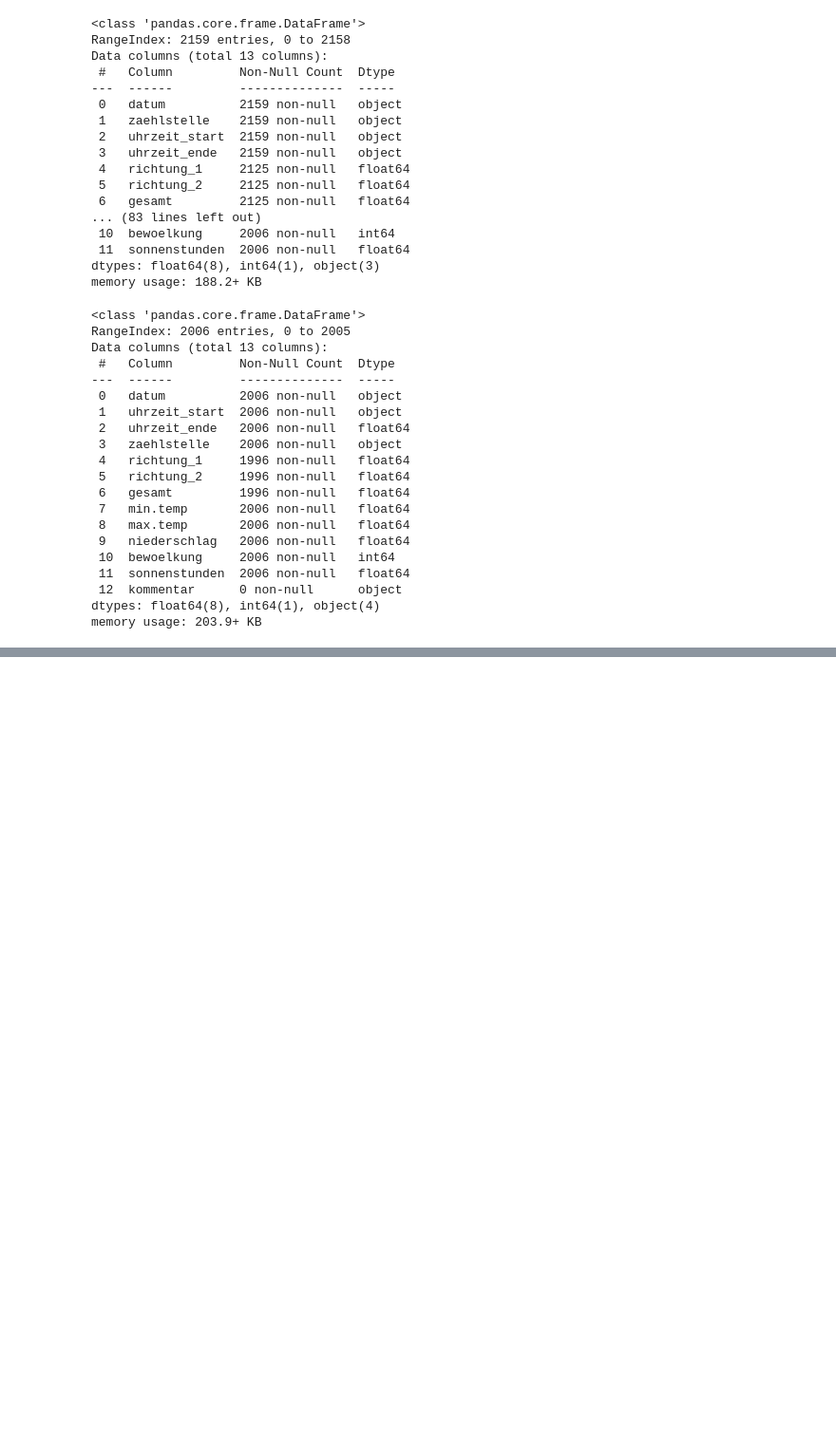
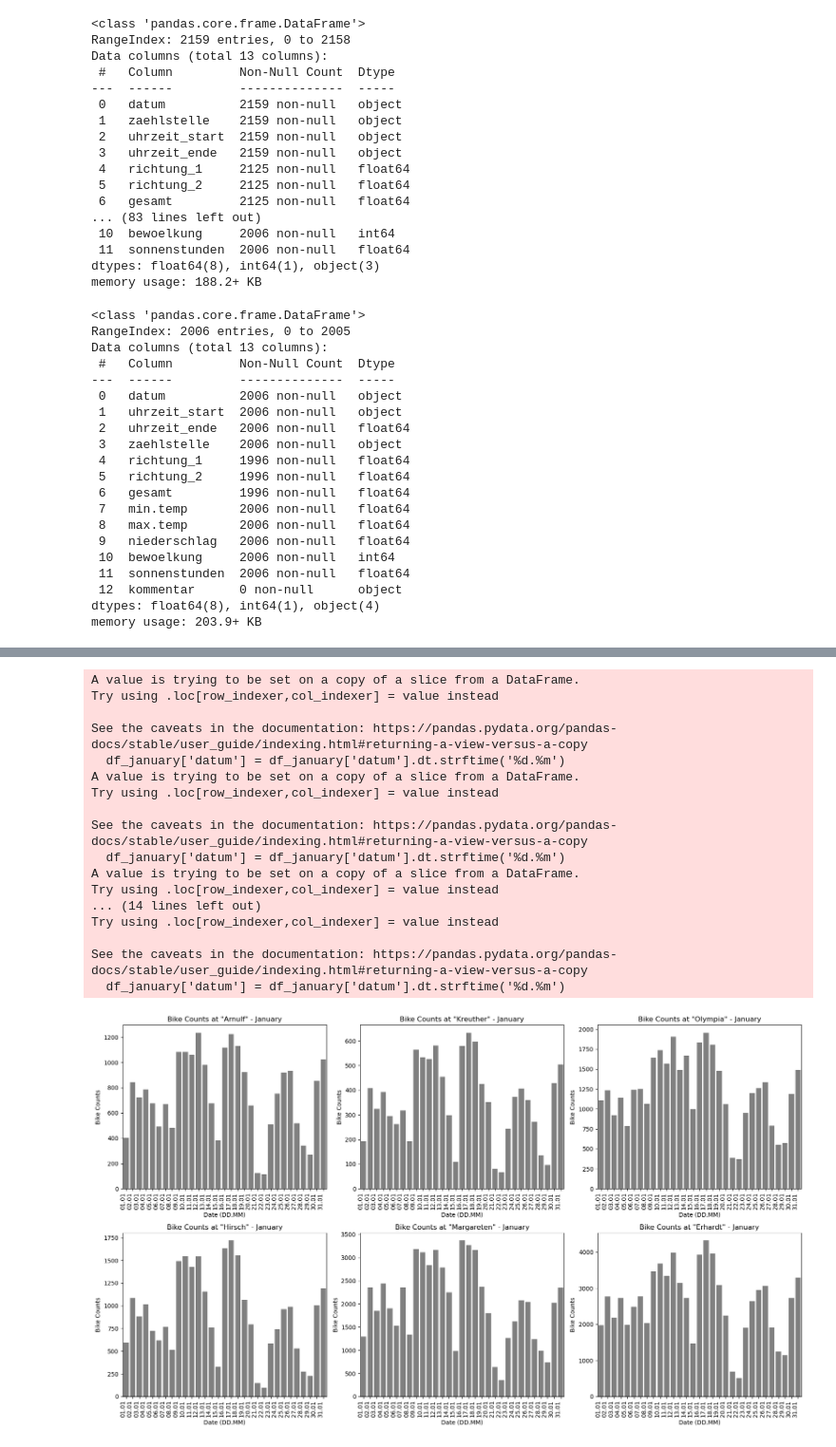
Before and after one commit to caropaezBSH/CaroPeThesis, a Jupyter notebook: PreProcessing_Notebook.ipynb, the cells around one changed output, grey strips where cells are left out. Shown at 95% size. Cells and saved outputs as stored; diff of their text form; code cells hidden in the pictures; blank space fills up the shorter version.

```diff
--- a/PreProcessing_Notebook.ipynb
+++ b/PreProcessing_Notebook.ipynb
@@ -102,0 +233,61 @@ df_muc_2023.to_csv('munich2023.csv', index=False)
+# %%
+# Assuming df_muc_2023 is your DataFrame containing the data for Munich in 2023
+# Assuming num_locations contains the number of unique locations
+# Assuming unique_locations contains the list of unique locations
+
+# Create a figure and six subplots
+fig, axs = plt.subplots(2, 3, figsize=(17, 10))
+
+# Flatten the axs array for easier iteration
+axs = axs.flatten()
+
+# Iterate over each unique location
+for i, location in enumerate(unique_locations):
+    # Filter the DataFrame for the current location
+    df_location = df_muc_2023[df_muc_2023['zaehlstelle'] == location]
+
+    # Filter the DataFrame for January
+    df_january = df_location[df_location['datum'].dt.month == 1]
+
+    # Extract day and month from the "datum" column and format it as DD.MM
+    df_january['datum'] = df_january['datum'].dt.strftime('%d.%m')
+
+    # Plotting
+    # Set the current subplot
+    plt.sca(axs[i])
+
+    # Plot bike counts as a bar plot in grey color
+    sns.barplot(data=df_january, x='datum', y='gesamt', color='grey')
+
+    # Rotate x-axis labels for better readability
+    plt.xticks(rotation=90, ha='right')
+
+    # Add title and labels
+    plt.title(f'Bike Counts at "{location}" - January')
+    plt.xlabel('Date (DD.MM)')
+    plt.ylabel('Bike Counts')
+
+# Adjust layout to prevent overlap
+plt.tight_layout()
+
+# Show plot
+plt.show()
+# %% [output]
+A value is trying to be set on a copy of a slice from a DataFrame.
+Try using .loc[row_indexer,col_indexer] = value instead
+
+See the caveats in the documentation: https://pandas.pydata.org/pandas-docs/stable/user_guide/indexing.html#returning-a-view-versus-a-copy
+  df_january['datum'] = df_january['datum'].dt.strftime('%d.%m')
+A value is trying to be set on a copy of a slice from a DataFrame.
+Try using .loc[row_indexer,col_indexer] = value instead
+
+See the caveats in the documentation: https://pandas.pydata.org/pandas-docs/stable/user_guide/indexing.html#returning-a-view-versus-a-copy
+  df_january['datum'] = df_january['datum'].dt.strftime('%d.%m')
+A value is trying to be set on a copy of a slice from a DataFrame.
+Try using .loc[row_indexer,col_indexer] = value instead
+... (14 lines left out)
+Try using .loc[row_indexer,col_indexer] = value instead
+
+See the caveats in the documentation: https://pandas.pydata.org/pandas-docs/stable/user_guide/indexing.html#returning-a-view-versus-a-copy
+  df_january['datum'] = df_january['datum'].dt.strftime('%d.%m')
+[figure, added]
```
Also changed, not shown: parts of 9 cells of this notebook.
